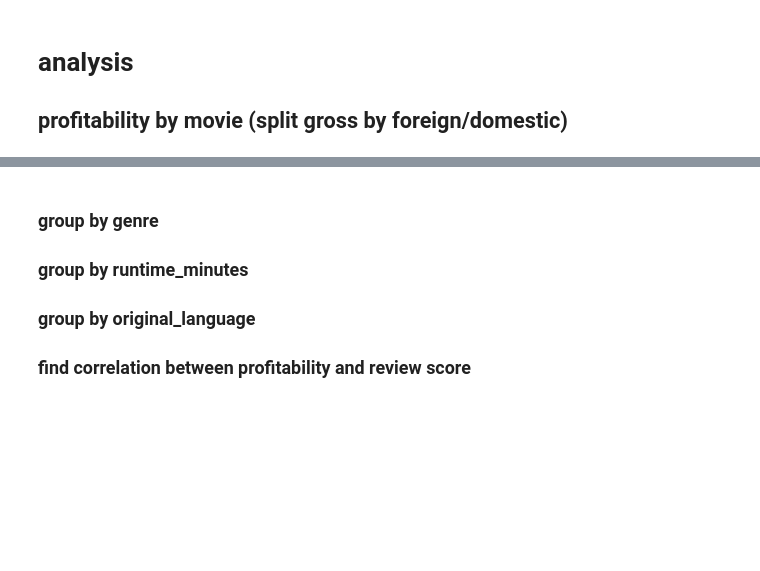
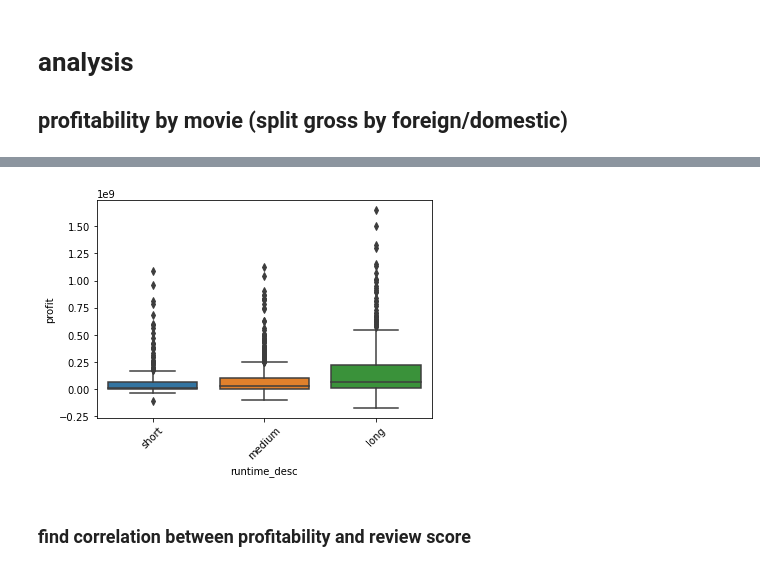
Before and after one commit to stone-ericm/flatiron_phase1_project, a Jupyter notebook: Untitled.ipynb, the cells around one changed output, grey strips where cells are left out. Cells and saved outputs as stored; diff of their text form; code cells hidden in the pictures; blank space fills up the shorter version.

```diff
--- a/Untitled.ipynb
+++ b/Untitled.ipynb
@@ -797,0 +1035,2 @@ for each in genres:
+# %%
+final_df_runtime_grouped = final_df_1mil.copy()
@@ -797,0 +1049,5 @@ for each in genres:
+# %%
+final_df_runtime_grouped['runtime_desc'] = final_df_runtime_grouped.apply(
+    lambda x: 'short' if x['runtime_minutes'] <= 95.0 else(
+        'medium' if x['runtime_minutes'] <= 118.0 else 'long'), axis = 1
+)
@@ -797,0 +1063,7 @@ for each in genres:
+# %%
+# plt.figure(figsize=(15, 7))
+# movies_box = sns.load_dataset(genre_roi)
+ax = sns.boxplot(x=final_df_runtime_grouped['runtime_desc'], y=final_df_runtime_grouped['profit'], data=final_df_runtime_grouped)
+plt.setp(ax.get_xticklabels(), rotation=45)
+plt
+# %% [output]
@@ -798,7 +1071,5 @@ for each in genres:
+[figure, added]
 # %% [markdown]
-### group by genre
-### group by runtime_minutes
-### group by original_language
 ### find correlation between profitability and review score
 # %%
 final_df
```
Also changed, not shown: parts of 34 cells of this notebook.
